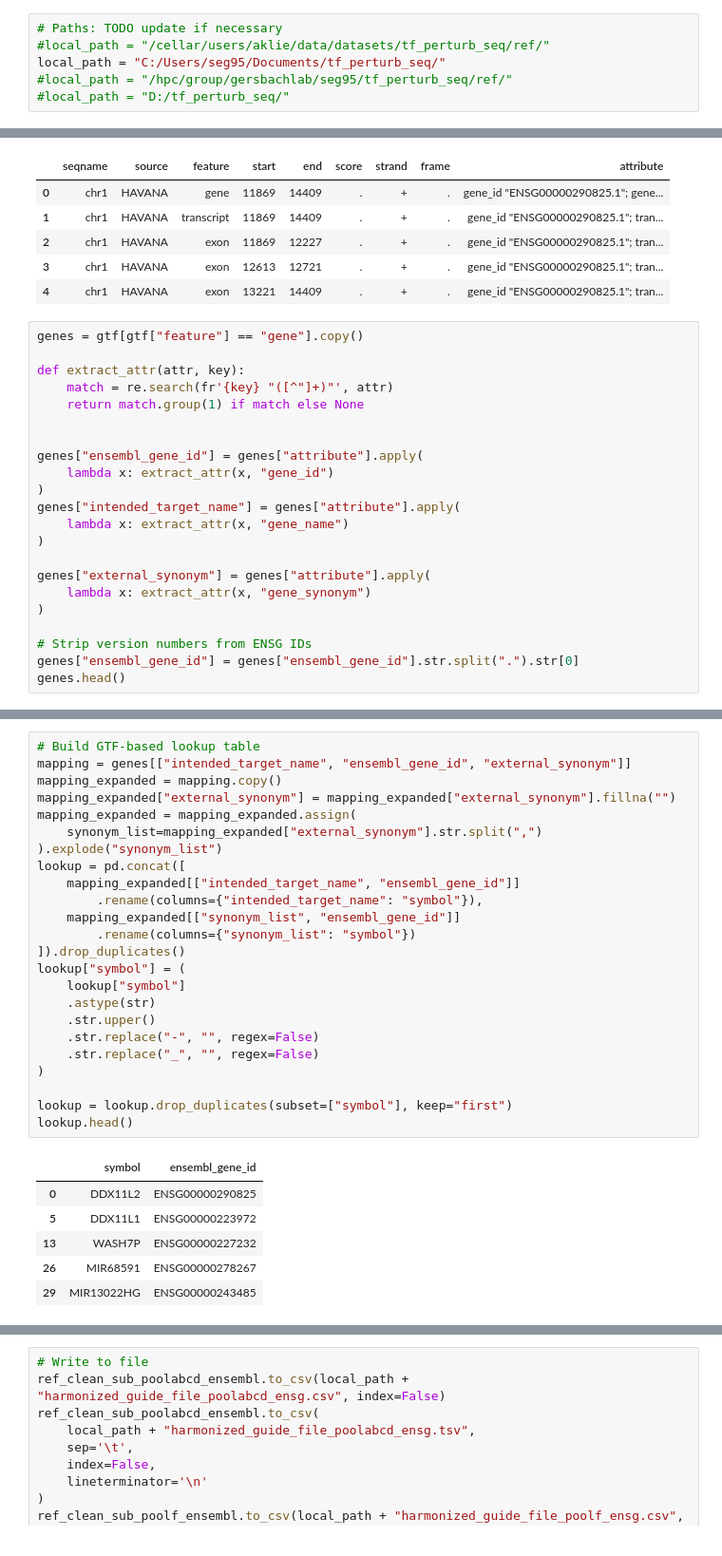
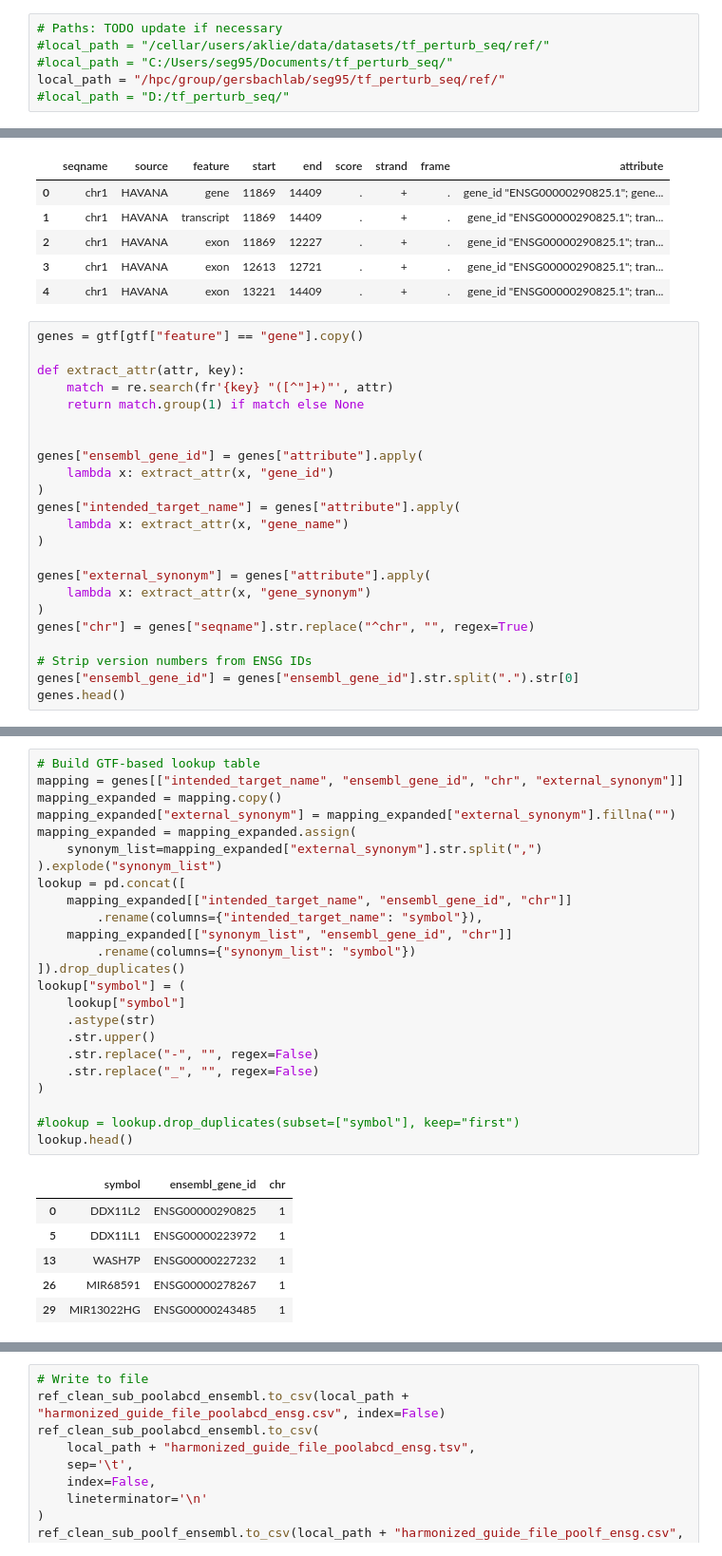
Before and after one commit to adamklie/tf_perturb_seq, a Jupyter notebook: ref/create_harmonized_sgRNA_annot.ipynb, the cells around one changed output, grey strips where cells are left out. Shown at 95% size. Drawn from its saved outputs; the diff is of its cells as text.

```diff
--- a/ref/create_harmonized_sgRNA_annot.ipynb
+++ b/ref/create_harmonized_sgRNA_annot.ipynb
@@ -18,8 +18,8 @@ import seaborn as sns
 # %%
 # Paths: TODO update if necessary
 #local_path = "/cellar/users/aklie/data/datasets/tf_perturb_seq/ref/"
-local_path = "C:/Users/seg95/Documents/tf_perturb_seq/"
-#local_path = "/hpc/group/gersbachlab/seg95/tf_perturb_seq/ref/"
+#local_path = "C:/Users/seg95/Documents/tf_perturb_seq/"
+local_path = "/hpc/group/gersbachlab/seg95/tf_perturb_seq/ref/"
 #local_path = "D:/tf_perturb_seq/"
 # %% [markdown]
 # Import merged guide reference file, along with guide index file
@@ -1659,6 +1694,7 @@ genes["intended_target_name"] = genes["attribute"].apply(
 genes["external_synonym"] = genes["attribute"].apply(
     lambda x: extract_attr(x, "gene_synonym")
 )
+genes["chr"] = genes["seqname"].str.replace("^chr", "", regex=True)
 
 # Strip version numbers from ENSG IDs
 genes["ensembl_gene_id"] = genes["ensembl_gene_id"].str.split(".").str[0]
@@ -1672,34 +1708,34 @@ genes.head()
 | 29 | chr1 | HAVANA | gene | 29554 | 31109 | . | + | . | gene_id "ENSG00000243485.5"; gene... | ENSG00000243485 | ... |
 # %%
 # Build GTF-based lookup table
-mapping = genes[["intended_target_name", "ensembl_gene_id", "external_synonym"]]
+mapping = genes[["intended_target_name", "ensembl_gene_id", "chr", "external_synonym"]]
 mapping_expanded = mapping.copy()
 mapping_expanded["external_synonym"] = mapping_expanded["external_synonym"].fillna("")
 mapping_expanded = mapping_expanded.assign(
     synonym_list=mapping_expanded["external_synonym"].str.split(",")
 ).explode("synonym_list")
 lookup = pd.concat([
-    mapping_expanded[["intended_target_name", "ensembl_gene_id"]]
+    mapping_expanded[["intended_target_name", "ensembl_gene_id", "chr"]]
         .rename(columns={"intended_target_name": "symbol"}),
-    mapping_expanded[["synonym_list", "ensembl_gene_id"]]
+    mapping_expanded[["synonym_list", "ensembl_gene_id", "chr"]]
         .rename(columns={"synonym_list": "symbol"})
 ]).drop_duplicates()
 lookup["symbol"] = (
     lookup["symbol"]
     .astype(str)
     .str.upper()
     .str.replace("-", "", regex=False)
     .str.replace("_", "", regex=False)
 )
 
-lookup = lookup.drop_duplicates(subset=["symbol"], keep="first")
+#lookup = lookup.drop_duplicates(subset=["symbol"], keep="first")
 lookup.head()
 # %% [output]
-|  | symbol | ensembl_gene_id |
-| 0 | DDX11L2 | ENSG00000290825 |
-| 5 | DDX11L1 | ENSG00000223972 |
-| 13 | WASH7P | ENSG00000227232 |
-| 26 | MIR68591 | ENSG00000278267 |
-| 29 | MIR13022HG | ENSG00000243485 |
+|  | symbol | ensembl_gene_id | chr |
+| 0 | DDX11L2 | ENSG00000290825 | 1 |
+| 5 | DDX11L1 | ENSG00000223972 | 1 |
+| 13 | WASH7P | ENSG00000227232 | 1 |
+| 26 | MIR68591 | ENSG00000278267 | 1 |
+| 29 | MIR13022HG | ENSG00000243485 | 1 |
 # %%
 # Add ENSG IDs for missing genes from Biomart
```
Also changed, not shown: parts of 7 cells of this notebook.
